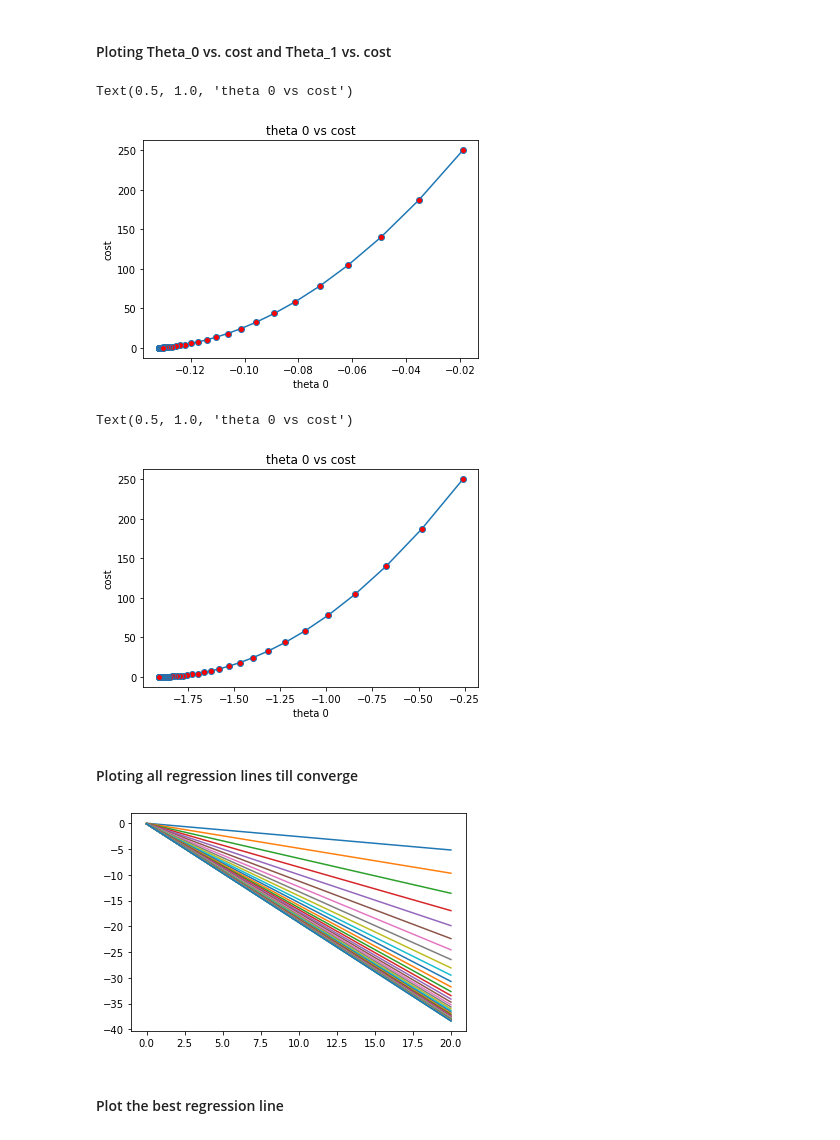
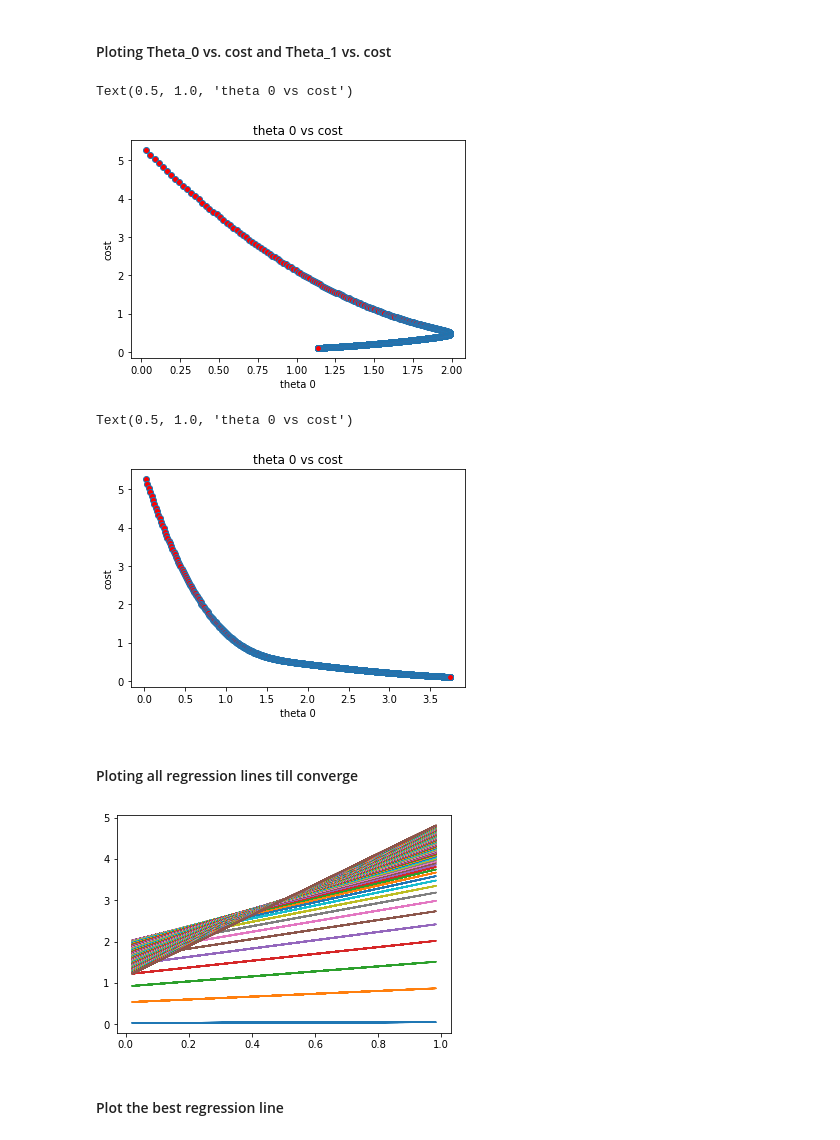
Before and after one commit to islamelsayed97/Optimization-Algorithms, a Jupyter notebook: Batch, Mini-Batch and Stochastic gradient descent.ipynb, the cells around one changed output. Drawn from its saved outputs; the diff is of its cells as text; code cells hidden in the pictures.

Commit message:
Batch & Mini-Batch & Stochastic GD

```diff
--- a/Batch, Mini-Batch and Stochastic gradient descent.ipynb
+++ b/Batch, Mini-Batch and Stochastic gradient descent.ipynb
@@ -12,4 +12,4 @@ To have a dataset or set of data points, I will generate a pair of arrays <b>X</
 # %%
-X = np.linspace(0, 20, 50)
+X = np.random.rand(50)
 X
 # %% [output]
@@ -26,4 +26,4 @@ array([ 0.        ,  0.40816327,  0.81632653,  1.2244898 ,  1.63265306,
 # %%
-y = -2*X + 1
+y = 5*X + np.random.rand(50)
 y
 # %% [output]
@@ -79,7 +81,7 @@ def batch_GD(X_input, y_input, alpha, max_iterations):
         gradient = np.linalg.norm((gradient0, gradient1), 2)
         cost_change = (all_costs[i-1] - all_costs[i])
 
-        if gradient < 0.01 or (i > 0 and cost_change < 0.001):
+        if gradient < 0.01 or (i > 0 and cost_change < 0.0001):
             print(f'it only took {i} iterations')
             break
 
@@ -87,7 +89,7 @@ def batch_GD(X_input, y_input, alpha, max_iterations):
 # %% [markdown]
 #### Try your function with any input parameterss of your choice.
 # %%
-alpha = 0.001
-iters = 1000
-all_costs, theta, all_thetas = batch_GD(X, y, alpha, iters)
+alpha = 0.01
+max_iterations = 10000
+all_costs, theta, all_thetas = batch_GD(X, y, alpha, max_iterations)
 # %% [output]
@@ -123,7 +125,7 @@ plt.ylabel('cost')
 plt.title('theta 0 vs cost')
 # %% [output]
 Text(0.5, 1.0, 'theta 0 vs cost')
-[figure, old version]
+[figure, new version]
 # %%
 plt.plot(all_thetas[:,1], all_costs, marker='o', markerfacecolor='r')
 plt.xlabel('theta 0')
@@ -131,16 +133,16 @@ plt.ylabel('cost')
 plt.title('theta 0 vs cost')
 # %% [output]
 Text(0.5, 1.0, 'theta 0 vs cost')
-[figure, old version]
+[figure, new version]
 # %% [markdown]
 #### Ploting all regression lines till converge
 # %%
-for th in all_thetas:
-    y_pred = th[0] + th[1] * X
-    plt.plot(X, y_pred)
+for i in range(0, len(all_thetas), 20):
+    h = all_thetas[i][0] + X*all_thetas[i][1]
+    plt.plot(X, h)
 plt.show()
 # %% [output]
-[figure, old version]
+[figure, new version]
 # %% [markdown]
 #### Plot the best regression line
 # %%
```
Also changed, not shown: parts of 34 cells of this notebook.
